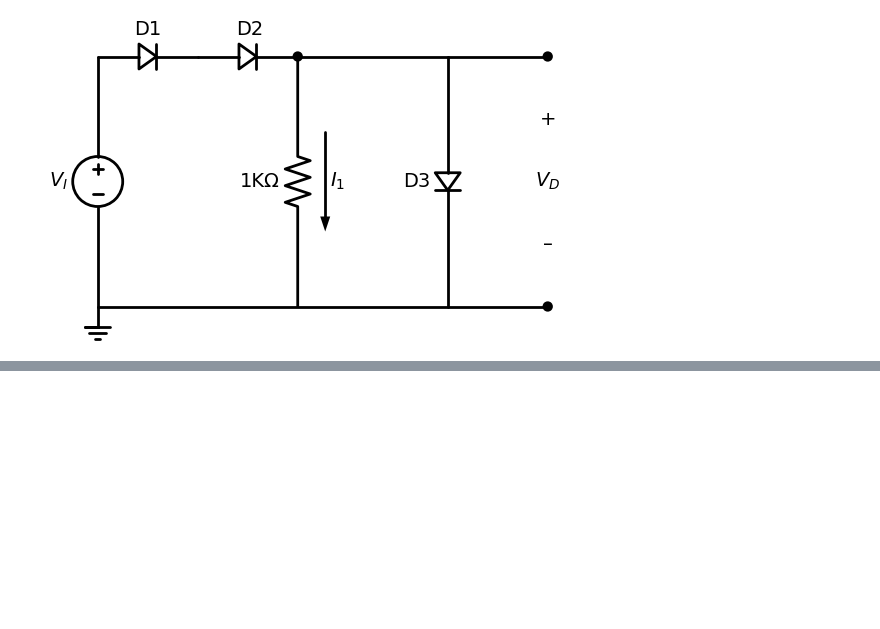
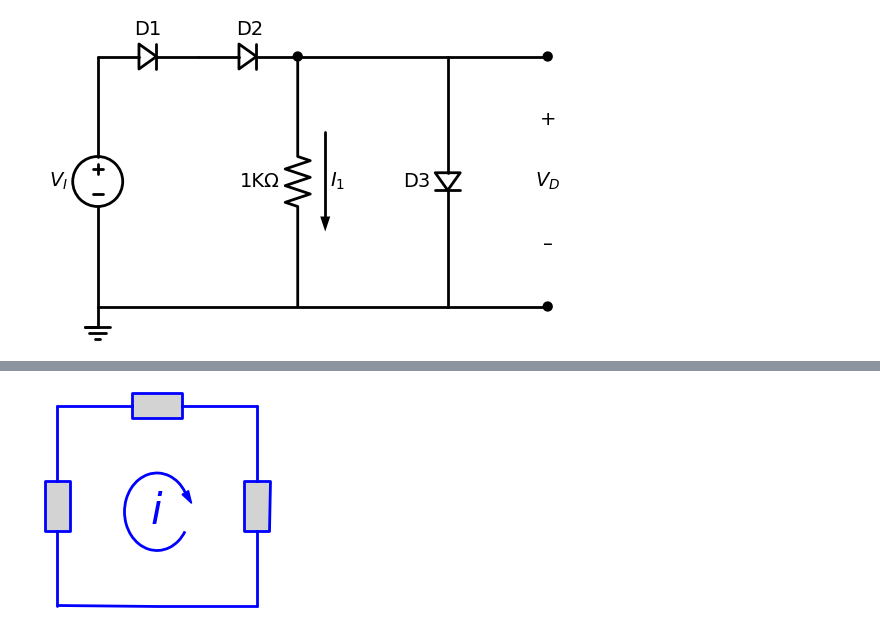
Before and after one commit to funmv/course_electricity, a Jupyter notebook: SchemDraw.ipynb, the cells around one changed output, grey strips where cells are left out. Cells and saved outputs as stored; diff of their text form; code cells hidden in the pictures; blank space fills up the shorter version.

```diff
--- a/SchemDraw.ipynb
+++ b/SchemDraw.ipynb
@@ -228,0 +264,11 @@ with schemdraw.Drawing() as d:
+# %%
+with schemdraw.Drawing(color='blue', fontsize=30) as d:
+    d.config(unit=5)
+    R1=elm.RBox().up(4).fill('lightgray')
+    R2=elm.RBox().right(4).fill('lightgray')
+    R3=elm.RBox().down(4).fill('lightgray')
+    L1=elm.Line().left(4)
+    elm.LoopCurrent([R2,R3,L1,R1], direction='cw', pad=1.1).label('$i$')
+    #elm.RBox().color('orange')
+# %% [output]
+[figure, added]
```
Also changed, not shown: parts of 4 cells of this notebook.
